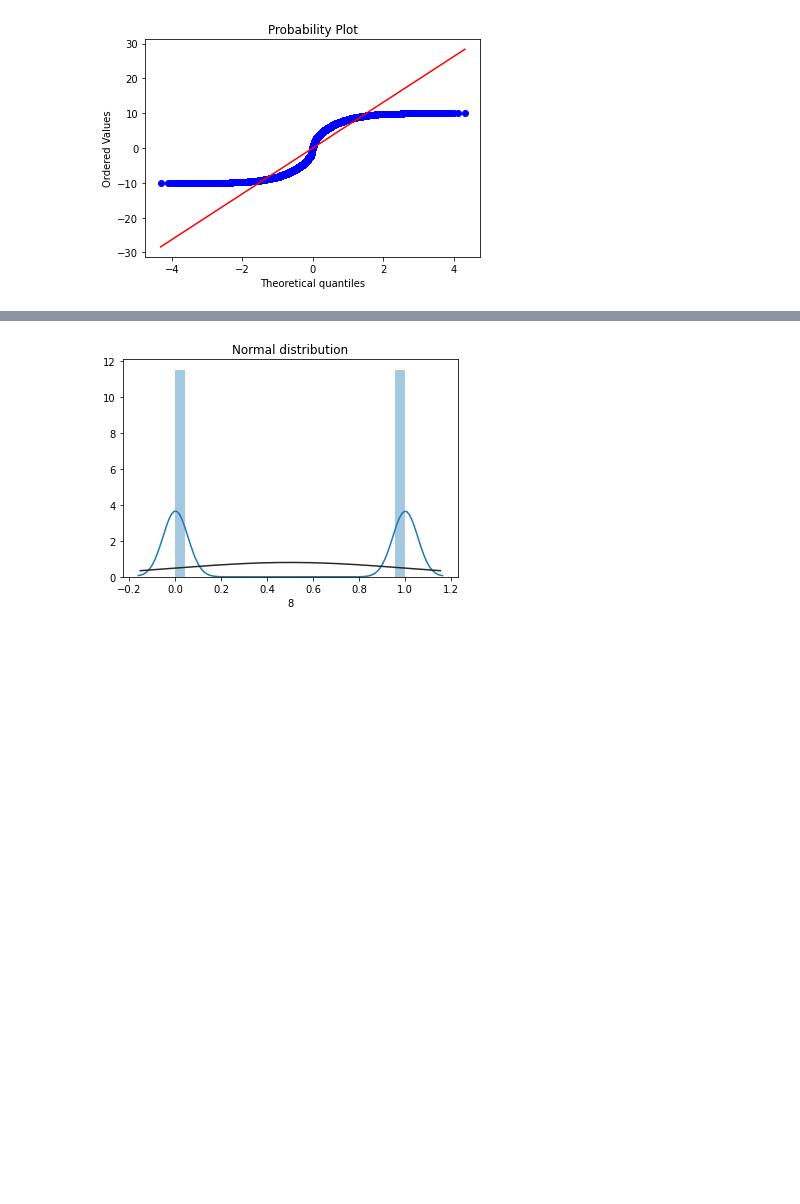
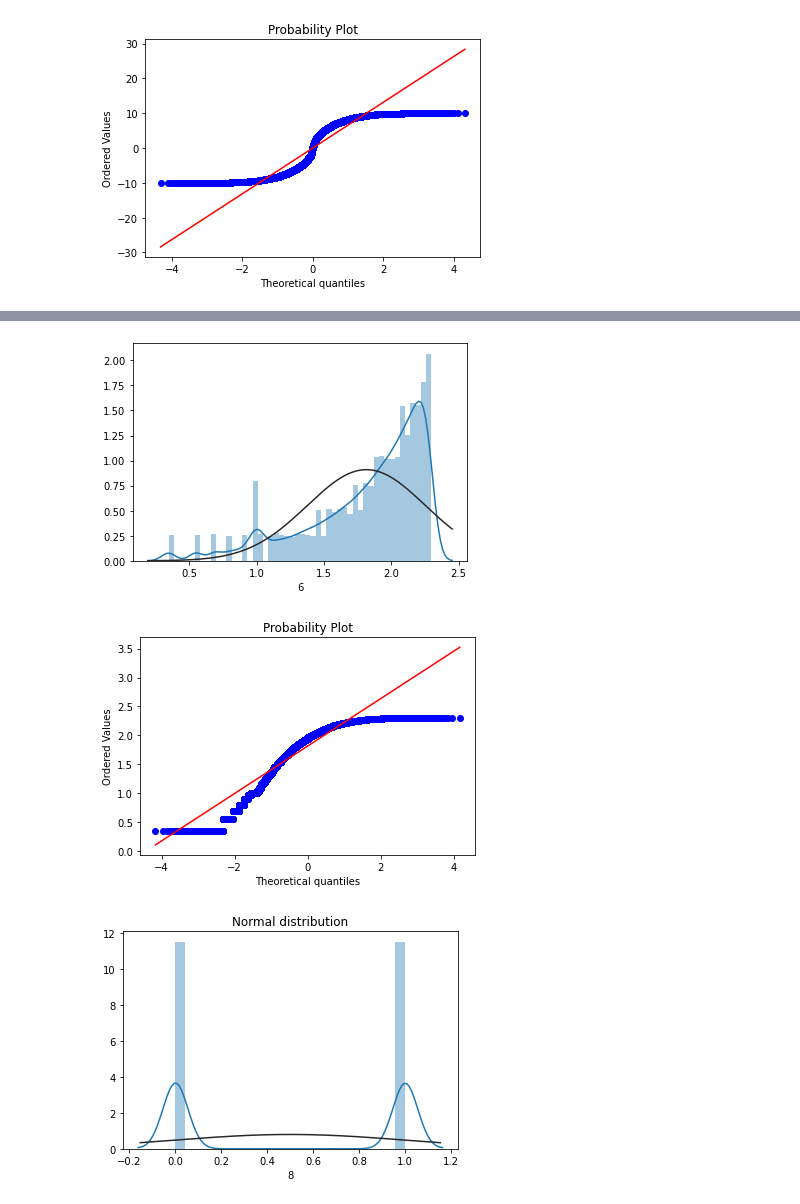
Before and after one commit to SadFill/Quantum-Linear-model, a Jupyter notebook: Linear_model_Quantum.ipynb, the cells around one changed output, grey strips where cells are left out. Drawn from its saved outputs; the diff is of its cells as text; code cells hidden in the pictures; blank space fills up the shorter version.

```diff
--- a/Linear_model_Quantum.ipynb
+++ b/Linear_model_Quantum.ipynb
@@ -191,4 +191,4 @@ df.insert(7, "6_pos", s)
 # %%
 df.loc[df['6']>0,'6_pos'] = 1
 # %%
-df.loc[df['6']==0,'6'] = 1.0
+df.loc[df['6']==0.0,'6'] = 1.0
@@ -204,3 +198,11 @@ False
+# %%
+#histogram and normal probability plot
+sns.distplot(df[df['6']>0]['6'], fit=st.norm);
+fig = plt.figure()
+res = st.probplot(df[df['6']>0]['6'], plot=plt)
+# %% [output]
+[figure, added]
+[figure, added]
 # %%
 plt.figure(4); plt.title('Normal distribution')
 sns.distplot(df['8'], kde=True, fit=st.norm)
```
Also changed, not shown: parts of 2 cells of this notebook.
